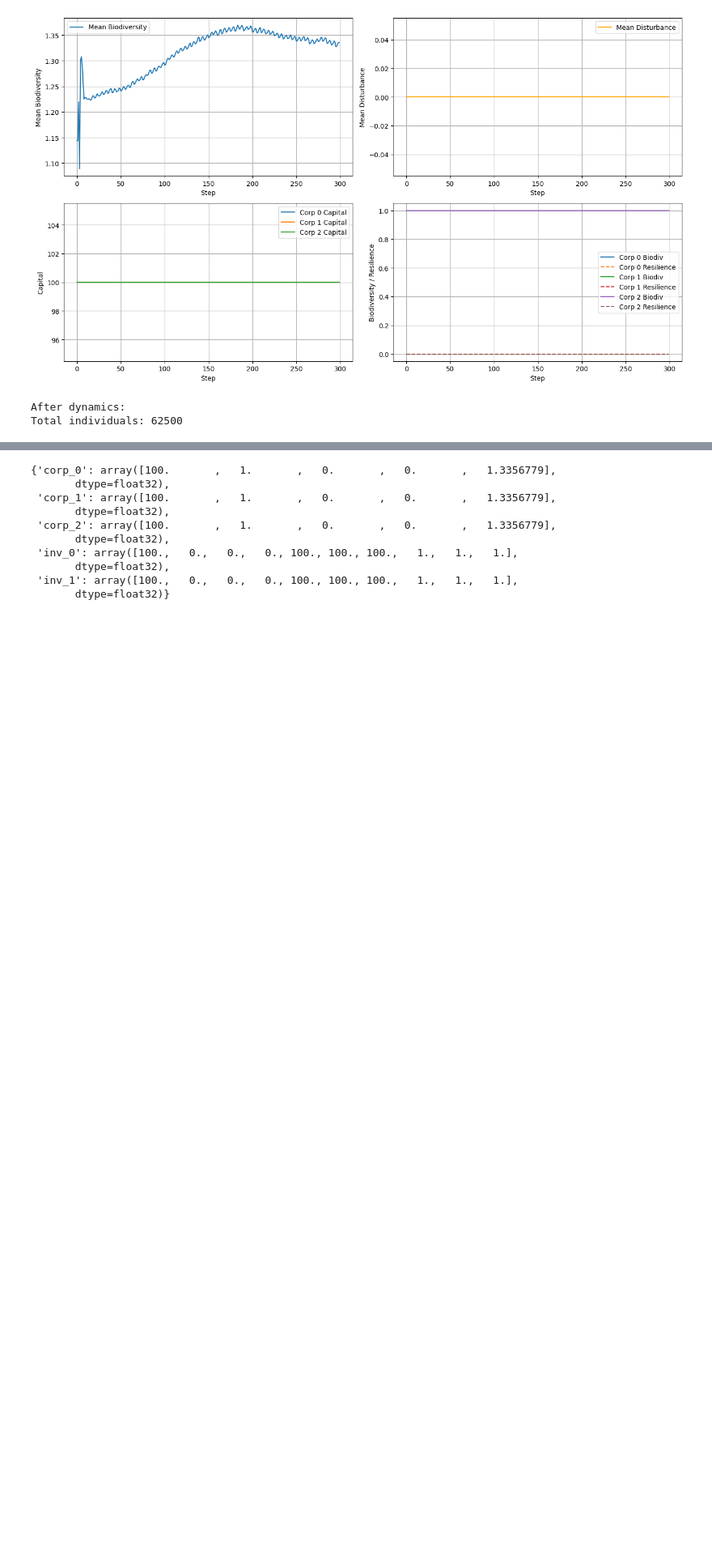
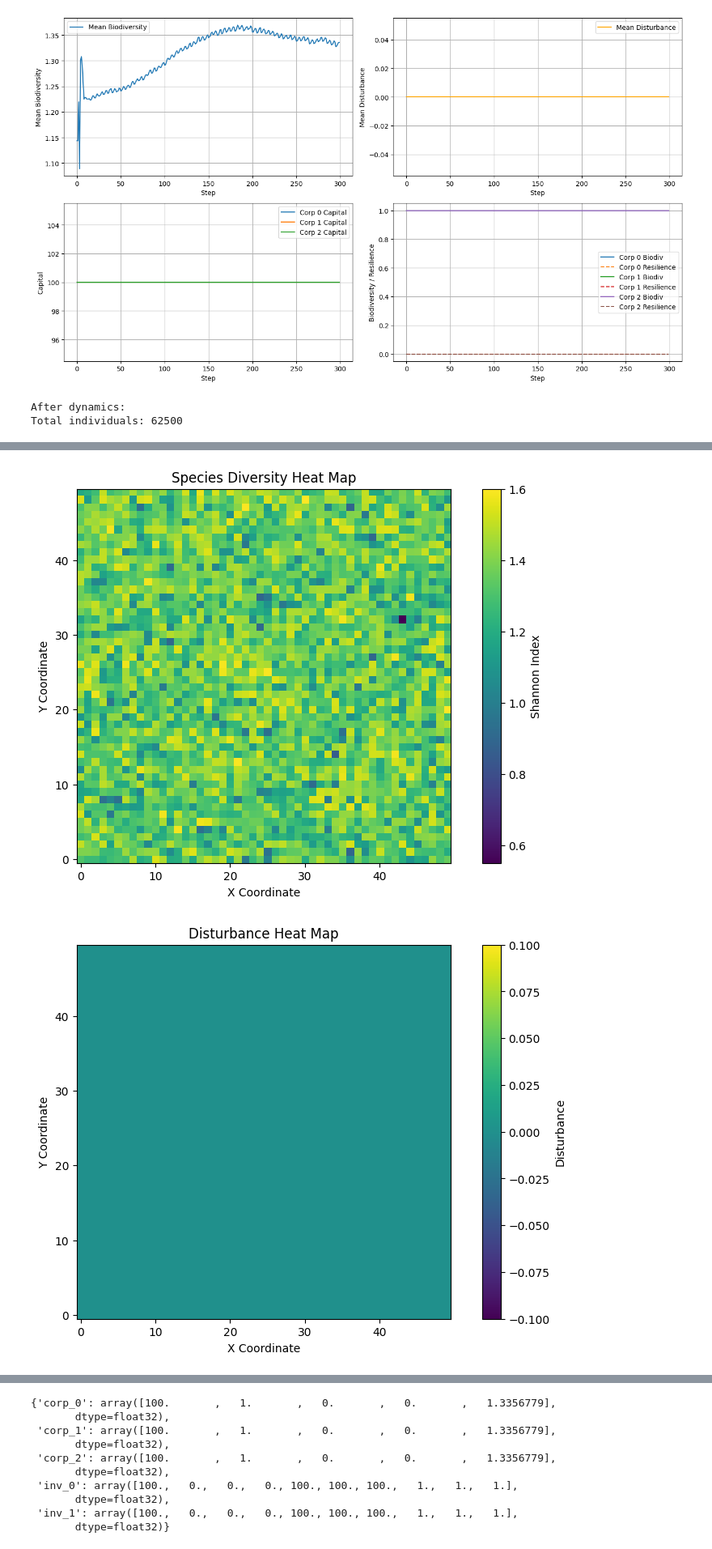
Before and after one commit to OliverW331/MARBIC, a Jupyter notebook: demo_cell.ipynb, the cells around one changed output, grey strips where cells are left out. Shown at 81% size. Cells and saved outputs as stored; diff of their text form; code cells hidden in the pictures; blank space fills up the shorter version.

```diff
--- a/demo_cell.ipynb
+++ b/demo_cell.ipynb
@@ -343,5 +342,12 @@ print(f"Total individuals: {sum_after}")
 After dynamics:
 Total individuals: 62500
 # %%
+plot_biodiversity_map(list_cells_before)
 plot_biodiversity_map(env.list_cells)
+
+plot_disturbance_map(list_cells_before)
+plot_disturbance_map(env.list_cells)
+
+plot_carrying_capacity_map(list_cells_before)
+plot_carrying_capacity_map(env.list_cells)
 # %% [output]
@@ -348,0 +355,2 @@ plot_biodiversity_map(env.list_cells)
+[figure, added]
+[figure, added]
```
Also changed, not shown: parts of 30 cells of this notebook, 4 other files.
